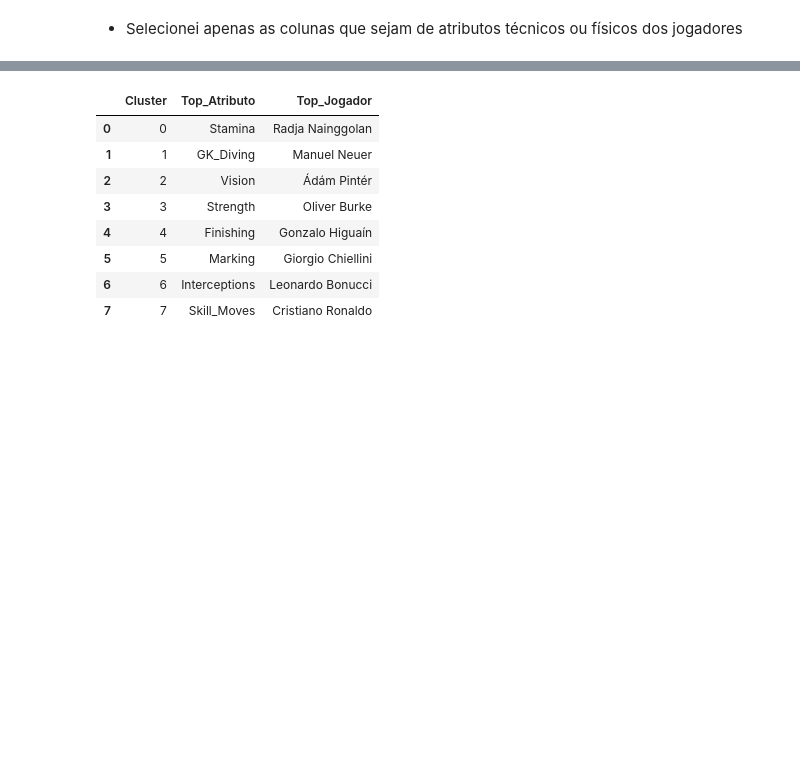
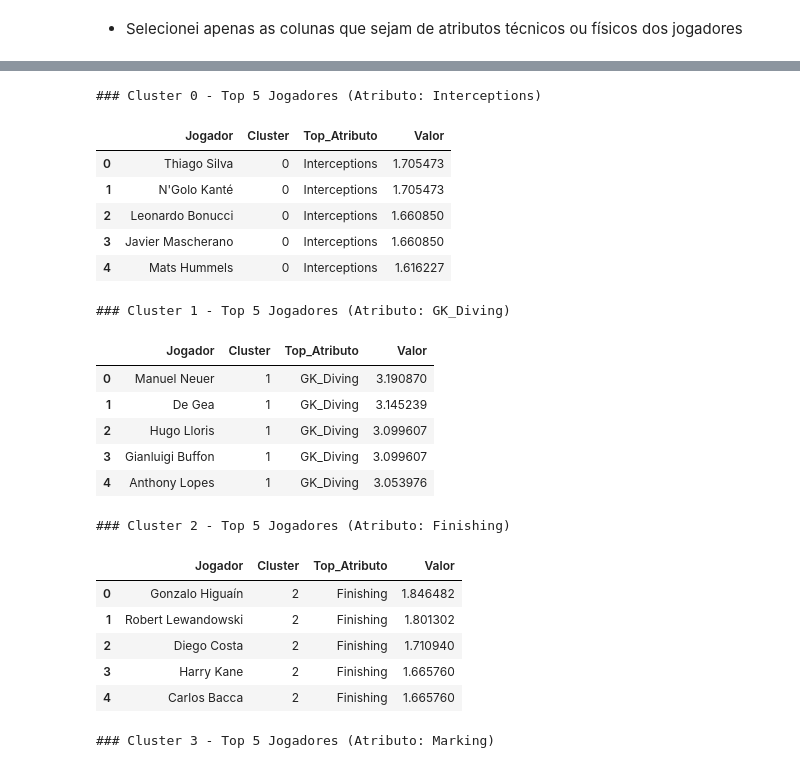
Before and after one commit to wallingson12/An-lise-atributos-de-jogadores, a Jupyter notebook: Análise Jogadores.ipynb, the cells around one changed output, grey strips where cells are left out. Saved outputs shown, nothing was run; the diff lists cells and outputs as text; code cells hidden in the pictures; blank space fills up the shorter version.

```diff
--- a/Análise Jogadores.ipynb
+++ b/Análise Jogadores.ipynb
@@ -252,6 +370,8 @@ atributos = df[['Name'] + colunas_validas].copy()
 # %%
-# Colunas válidas para média (numéricas e existentes, exceto Preffered_Position)
-colunas_para_media = [col for col in atributos_jogador if col in atributos.columns and col != "Preffered_Position"]
+# Garantir que todas as colunas usadas na média sejam numéricas
+atributos[colunas_para_media] = atributos[colunas_para_media].apply(
+    lambda col: pd.to_numeric(col, errors='coerce')
+)
 
 # Calcular a média geral por jogador
 atributos["Media_Geral"] = atributos[colunas_para_media].mean(axis=1)
@@ -259,7 +379,7 @@ atributos["Media_Geral"] = atributos[colunas_para_media].mean(axis=1)
 # Ordenar do maior para o menor
 atributos_ordenado = atributos.sort_values("Media_Geral", ascending=False)
 
-# Mostrar as 10 maiores médias gerais
+# Mostrar top 10
 print(atributos_ordenado[["Name", "Media_Geral"]].head(10))
 # %% [output]
                   Name  Media_Geral
@@ -369,7 +481,7 @@ from sklearn.decomposition import PCA
 X = atributos_norm_df.select_dtypes(include='number').drop(columns=['Cluster','PC1','PC2'], errors='ignore')
 
 # Rodar KMeans
-k = 4  # ajuste conforme desejar
+k = 10  # ajuste conforme desejar
 kmeans = KMeans(n_clusters=k, random_state=42)
 atributos_norm_df['Cluster'] = kmeans.fit_predict(X)
 
@@ -486,7 +602,7 @@ from sklearn.decomposition import PCA
 X = atributos_norm_df.select_dtypes(include='number').drop(columns=['Cluster','PC1','PC2'], errors='ignore')
 
 # Rodar KMeans
-k = 8  # ajuste conforme desejar
+k = 6  # ajuste conforme desejar
 kmeans = KMeans(n_clusters=k, random_state=42)
 atributos_norm_df['Cluster'] = kmeans.fit_predict(X)
 
@@ -579,34 +695,58 @@ plt.show()
 # %%
 import pandas as pd
 
-# Lista para armazenar os top jogadores por cluster
-top_jogadores = []
+# -----------------------------
+# 1️⃣ Criar top 5 jogadores por cluster
+# -----------------------------
+top_jogadores_por_cluster = {}
 
-for c, top_feats in importances.items():
-    # Atributo mais importante do cluster (o primeiro do top_feats)
+for cluster_id, top_feats in importances.items():
+    # Atributo mais importante do cluster
     atributo_top = top_feats.index[0]
 
     # Subset dos jogadores do cluster
-    subset = atributos_norm_df[atributos_norm_df['Cluster']==c].copy()
+    subset = atributos_norm_df[atributos_norm_df['Cluster'] == cluster_id]
 
-    # Pegar o jogador com maior valor no atributo mais importante
-    idx_top = subset[atributo_top].idxmax()
+    # Top 5 jogadores pelo atributo principal
+    top5_idx = subset[atributo_top].nlargest(5).index
 
-    # Recuperar o nome do jogador do DataFrame original
-    nome_jogador = df.loc[idx_top, 'Name']  # ajuste para o nome correto da coluna
+    # Criar DataFrame organizado para o cluster
+    df_top5 = pd.DataFrame({
+        'Jogador': df.loc[top5_idx, 'Name'].values,
+        'Cluster': cluster_id,
+        'Top_Atributo': atributo_top,
+        'Valor': subset.loc[top5_idx, atributo_top].values
+    })
 
-    top_jogadores.append({'Cluster': c, 'Top_Atributo': atributo_top, 'Top_Jogador': nome_jogador})
+    # Armazenar no dicionário
+    top_jogadores_por_cluster[cluster_id] = df_top5.reset_index(drop=True)
 
-# Criar DataFrame final
-df_top_jogadores = pd.DataFrame(top_jogadores).sort_values('Cluster').reset_index(drop=True)
-df_top_jogadores
+# -----------------------------
+# 2️⃣ Exibir tabelas separadas de forma organizada
+# -----------------------------
+for cluster_id in sorted(top_jogadores_por_cluster.keys()):
+    print(f"### Cluster {cluster_id} - Top 5 Jogadores (Atributo: {top_jogadores_por_cluster[cluster_id]['Top_Atributo'][0]})")
+    display(top_jogadores_por_cluster[cluster_id])
 # %% [output]
+### Cluster 0 - Top 5 Jogadores (Atributo: Interceptions)
-|  | Cluster | Top_Atributo | Top_Jogador |
-| 0 | 0 | Stamina | Radja Nainggolan |
-| 1 | 1 | GK_Diving | Manuel Neuer |
-| 2 | 2 | Vision | Ádám Pintér |
-| 3 | 3 | Strength | Oliver Burke |
-| 4 | 4 | Finishing | Gonzalo Higuaín |
-| 5 | 5 | Marking | Giorgio Chiellini |
-| 6 | 6 | Interceptions | Leonardo Bonucci |
-| 7 | 7 | Skill_Moves | Cristiano Ronaldo |
+|  | Jogador | Cluster | Top_Atributo | Valor |
+| 0 | Thiago Silva | 0 | Interceptions | 1.705473 |
+| 1 | N'Golo Kanté | 0 | Interceptions | 1.705473 |
+| 2 | Leonardo Bonucci | 0 | Interceptions | 1.660850 |
+| 3 | Javier Mascherano | 0 | Interceptions | 1.660850 |
+| 4 | Mats Hummels | 0 | Interceptions | 1.616227 |
+### Cluster 1 - Top 5 Jogadores (Atributo: GK_Diving)
+|  | Jogador | Cluster | Top_Atributo | Valor |
+| 0 | Manuel Neuer | 1 | GK_Diving | 3.190870 |
+| 1 | De Gea | 1 | GK_Diving | 3.145239 |
+| 2 | Hugo Lloris | 1 | GK_Diving | 3.099607 |
+| 3 | Gianluigi Buffon | 1 | GK_Diving | 3.099607 |
+| 4 | Anthony Lopes | 1 | GK_Diving | 3.053976 |
+### Cluster 2 - Top 5 Jogadores (Atributo: Finishing)
+|  | Jogador | Cluster | Top_Atributo | Valor |
+| 0 | Gonzalo Higuaín | 2 | Finishing | 1.846482 |
+| 1 | Robert Lewandowski | 2 | Finishing | 1.801302 |
+| 2 | Diego Costa | 2 | Finishing | 1.710940 |
+| 3 | Harry Kane | 2 | Finishing | 1.665760 |
+| 4 | Carlos Bacca | 2 | Finishing | 1.665760 |
+### Cluster 3 - Top 5 Jogadores (Atributo: Marking)
```
Also changed, not shown: parts of 41 cells of this notebook.
